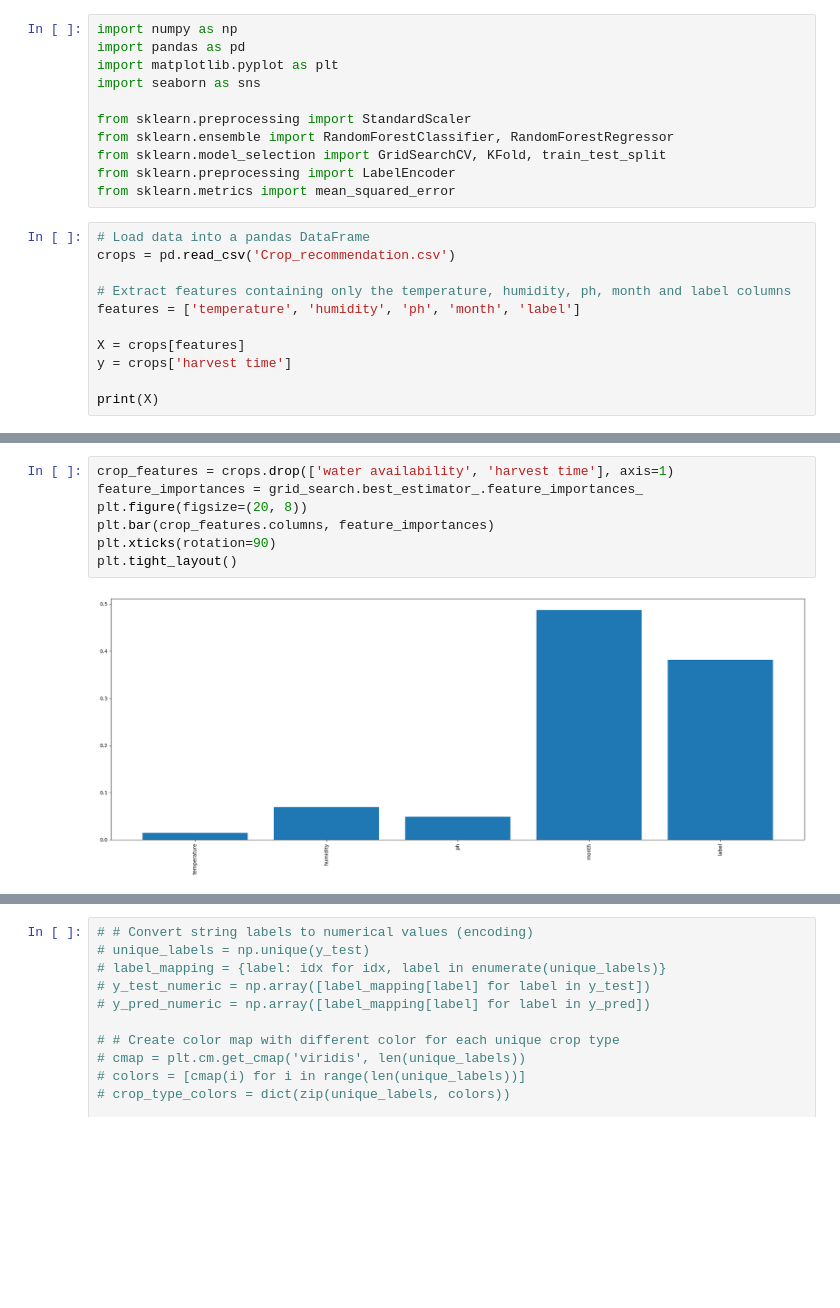
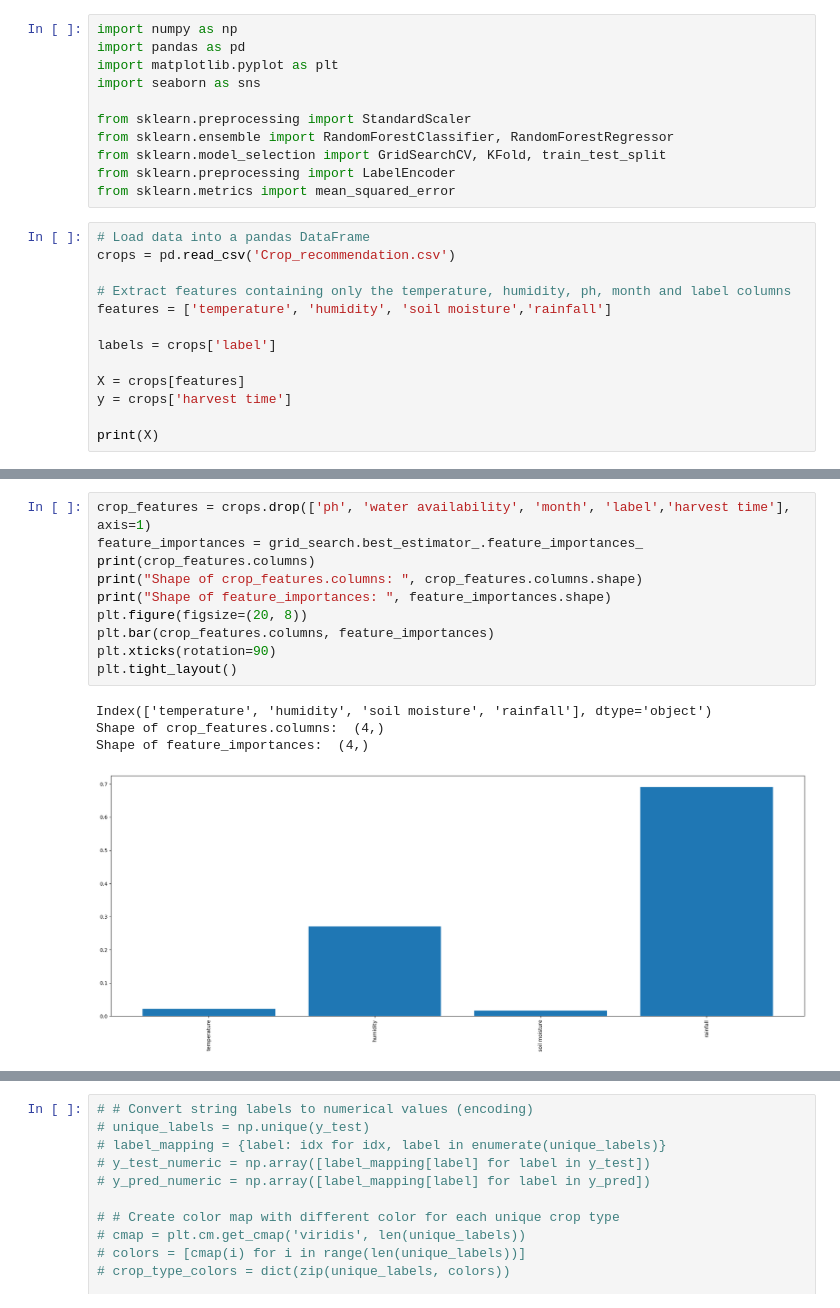
Before and after one commit to wannursabrina1/crop_prediction, a Jupyter notebook: Crop_Yield_Pred.ipynb, the cells around one changed output, grey strips where cells are left out. Saved outputs shown, nothing was run; the diff lists cells and outputs as text; blank space fills up the shorter version.

```diff
--- a/Crop_Yield_Pred.ipynb
+++ b/Crop_Yield_Pred.ipynb
@@ -14,7 +14,9 @@ from sklearn.metrics import mean_squared_error
 crops = pd.read_csv('Crop_recommendation.csv')
 
 # Extract features containing only the temperature, humidity, ph, month and label columns
-features = ['temperature', 'humidity', 'ph', 'month', 'label']
+features = ['temperature', 'humidity', 'soil moisture','rainfall']
+
+labels = crops['label']
 
 X = crops[features]
 y = crops['harvest time']
@@ -148,9 +139,15 @@ Test Root Mean Square Error: 6.63
 # %%
-crop_features = crops.drop(['water availability', 'harvest time'], axis=1)
+crop_features = crops.drop(['ph', 'water availability', 'month', 'label','harvest time'], axis=1)
 feature_importances = grid_search.best_estimator_.feature_importances_
+print(crop_features.columns)
+print("Shape of crop_features.columns: ", crop_features.columns.shape)
+print("Shape of feature_importances: ", feature_importances.shape)
 plt.figure(figsize=(20, 8))
 plt.bar(crop_features.columns, feature_importances)
 plt.xticks(rotation=90)
 plt.tight_layout()
 # %% [output]
+Index(['temperature', 'humidity', 'soil moisture', 'rainfall'], dtype='object')
+Shape of crop_features.columns:  (4,)
+Shape of feature_importances:  (4,)
-[figure, old version]
+[figure, new version]
```
Also changed, not shown: parts of 8 cells of this notebook, 1 other file.
